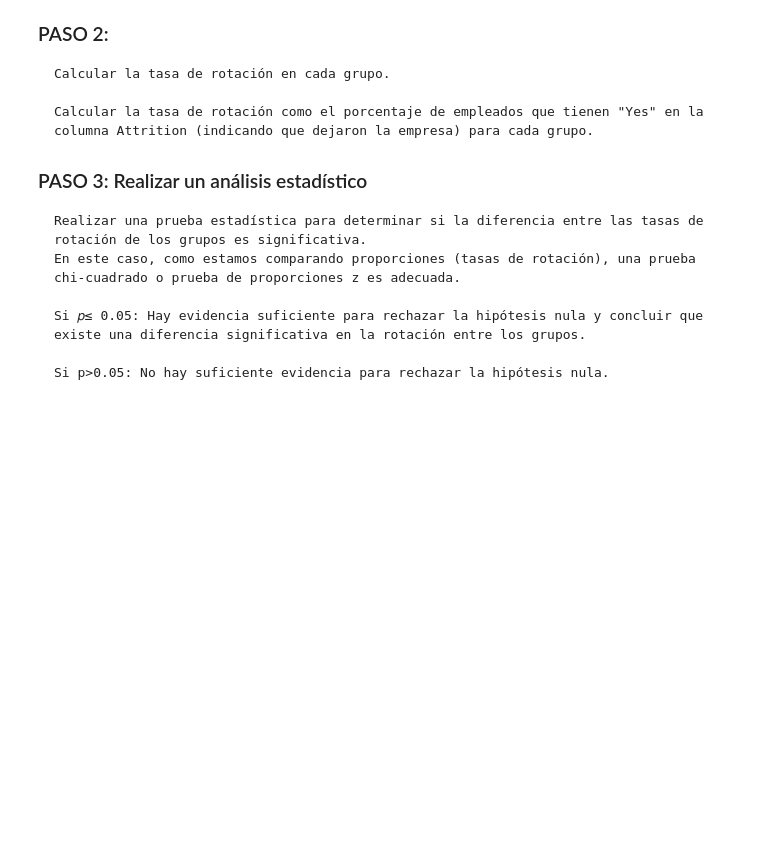
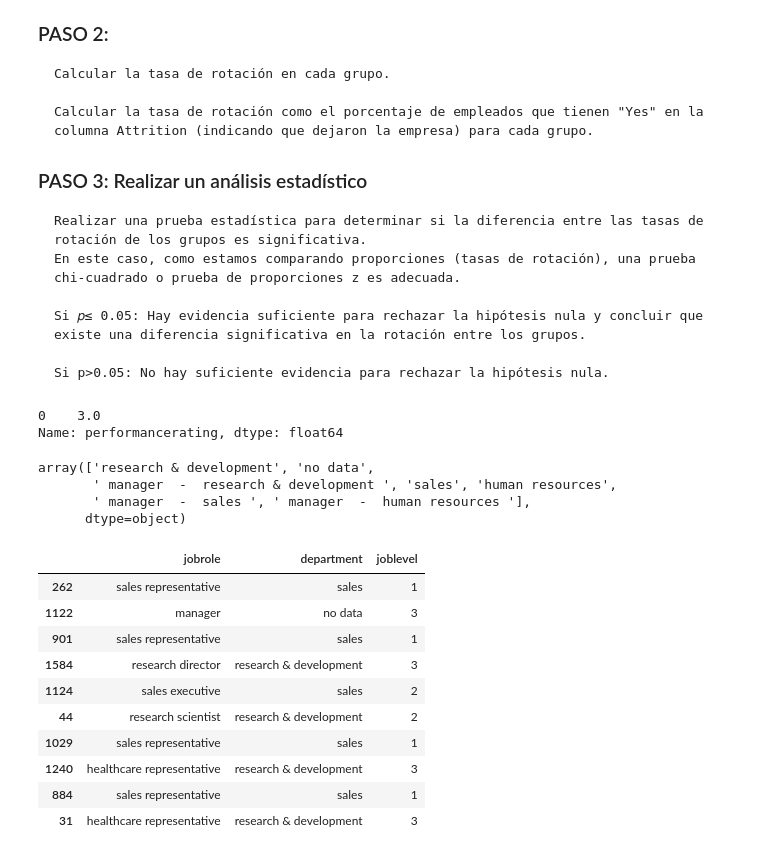
Before and after one commit to FiSaRaff/project-da-promo-k-modulo-3-team-2, a Jupyter notebook: limpieza_datos_pruebas.ipynb, the cells around one changed output. Saved outputs shown, nothing was run; the diff lists cells and outputs as text; code cells hidden in the pictures; blank space fills up the shorter version.

Commit message:
todo clean

```diff
--- a/limpieza_datos_pruebas.ipynb
+++ b/limpieza_datos_pruebas.ipynb
@@ -662,3 +667,31 @@ Crear una nueva columna para asignar empleados a Grupo A o Grupo B según su niv
     Si 𝑝≤ 0.05: Hay evidencia suficiente para rechazar la hipótesis nula y concluir que existe una diferencia significativa en la rotación entre los grupos.
 
     Si p>0.05: No hay suficiente evidencia para rechazar la hipótesis nula.
+# %%
+df_clean["performancerating"].mode()
+# %% [output]
+0    3.0
+Name: performancerating, dtype: float64
+# %%
+df_clean["educationfield"] = df_clean["educationfield"].replace("no data", "other")
+# %%
+df_clean["department"].unique()
+# %% [output]
+array(['research & development', 'no data',
+       ' manager  -  research & development ', 'sales', 'human resources',
+       ' manager  -  sales ', ' manager  -  human resources '],
+      dtype=object)
+# %%
+df_clean[["jobrole", "department", "joblevel"]].sample(10)
+# %% [output]
+|  | jobrole | department | joblevel |
+| 262 | sales representative | sales | 1 |
+| 1122 | manager | no data | 3 |
+| 901 | sales representative | sales | 1 |
+| 1584 | research director | research & development | 3 |
+| 1124 | sales executive | sales | 2 |
+| 44 | research scientist | research & development | 2 |
+| 1029 | sales representative | sales | 1 |
+| 1240 | healthcare representative | research & development | 3 |
+| 884 | sales representative | sales | 1 |
+| 31 | healthcare representative | research & development | 3 |
```
Also changed, not shown: parts of 3 cells of this notebook, 2 other files.
